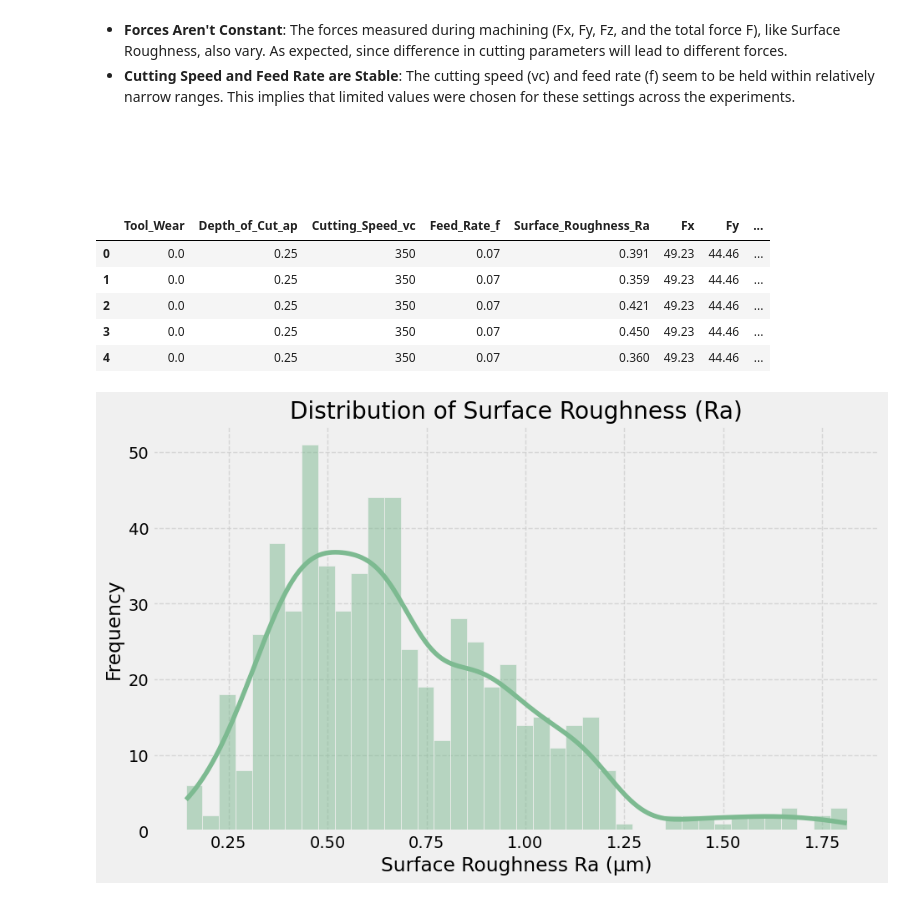
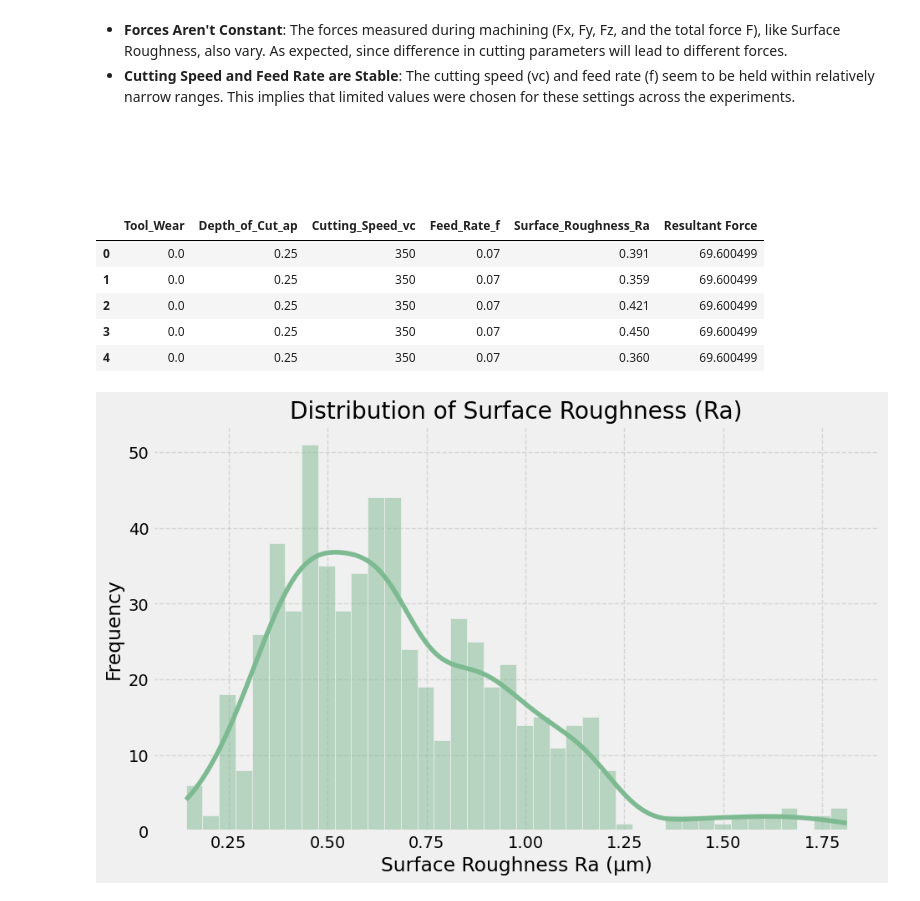
Before and after one commit to BraynerSantos/Surface_Roughness, a Jupyter notebook: notebook/Surface_Roughness.ipynb, the cells around one changed output. Saved outputs shown, nothing was run; the diff lists cells and outputs as text; code cells hidden in the pictures.

```diff
--- a/notebook/Surface_Roughness.ipynb
+++ b/notebook/Surface_Roughness.ipynb
@@ -201,7 +212,7 @@ No duplicate rows found.
 columns_to_drop = [
     'Run_ID', 'Experiment', 'Replica', 'Tool_ID', 'Group', 'Subgroup', 'Position', 'Cond',
     'Machined_length', 'Init_diameter', 'Final_diameter', 'CTime', 'R_measurement',
-    'Rz', 'Rsk', 'Rku', 'RSm', 'Rt', 'Condition'
+    'Rz', 'Rsk', 'Rku', 'RSm', 'Rt', 'Condition', 'Fx','Fy','Fz'
 
 ]
 
@@ -211,26 +222,27 @@ merged_df.drop(columns=columns_to_drop, inplace=True, errors='ignore')
 # %%
 # Rename columns
 rename_mapping = {
     'ap': 'Depth_of_Cut_ap',
     'vc': 'Cutting_Speed_vc',
     'f': 'Feed_Rate_f',
     'Ra': 'Surface_Roughness_Ra',
-    'TCond': 'Tool_Wear'
+    'TCond': 'Tool_Wear',
+    'F': 'Resultant Force'
 
 }
 
 # Apply renaming only to columns that exist in the DataFrame
 merged_df.rename(columns={k: v for k, v in rename_mapping.items() if k in merged_df.columns}, inplace=True)
 
 
 merged_df.head()
 # %% [output]
-|  | Tool_Wear | Depth_of_Cut_ap | Cutting_Speed_vc | Feed_Rate_f | Surface_Roughness_Ra | Fx | Fy | ... |
-| 0 | 0.0 | 0.25 | 350 | 0.07 | 0.391 | 49.23 | 44.46 | ... |
-| 1 | 0.0 | 0.25 | 350 | 0.07 | 0.359 | 49.23 | 44.46 | ... |
-| 2 | 0.0 | 0.25 | 350 | 0.07 | 0.421 | 49.23 | 44.46 | ... |
-| 3 | 0.0 | 0.25 | 350 | 0.07 | 0.450 | 49.23 | 44.46 | ... |
-| 4 | 0.0 | 0.25 | 350 | 0.07 | 0.360 | 49.23 | 44.46 | ... |
+|  | Tool_Wear | Depth_of_Cut_ap | Cutting_Speed_vc | Feed_Rate_f | Surface_Roughness_Ra | Resultant Force |
+| 0 | 0.0 | 0.25 | 350 | 0.07 | 0.391 | 69.600499 |
+| 1 | 0.0 | 0.25 | 350 | 0.07 | 0.359 | 69.600499 |
+| 2 | 0.0 | 0.25 | 350 | 0.07 | 0.421 | 69.600499 |
+| 3 | 0.0 | 0.25 | 350 | 0.07 | 0.450 | 69.600499 |
+| 4 | 0.0 | 0.25 | 350 | 0.07 | 0.360 | 69.600499 |
 # %%
 
 # Plots display options
```
Also changed, not shown: parts of 20 cells of this notebook, 5 other files.
